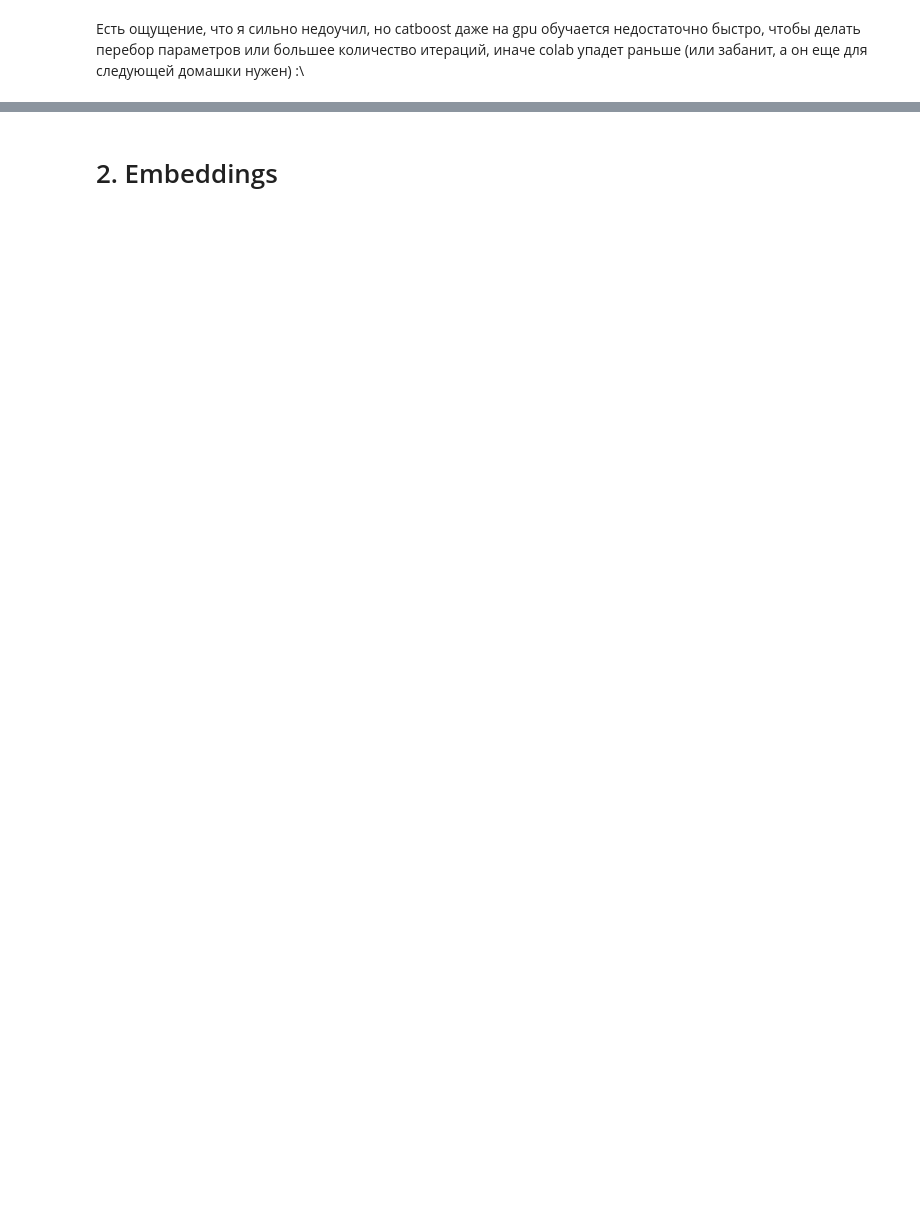
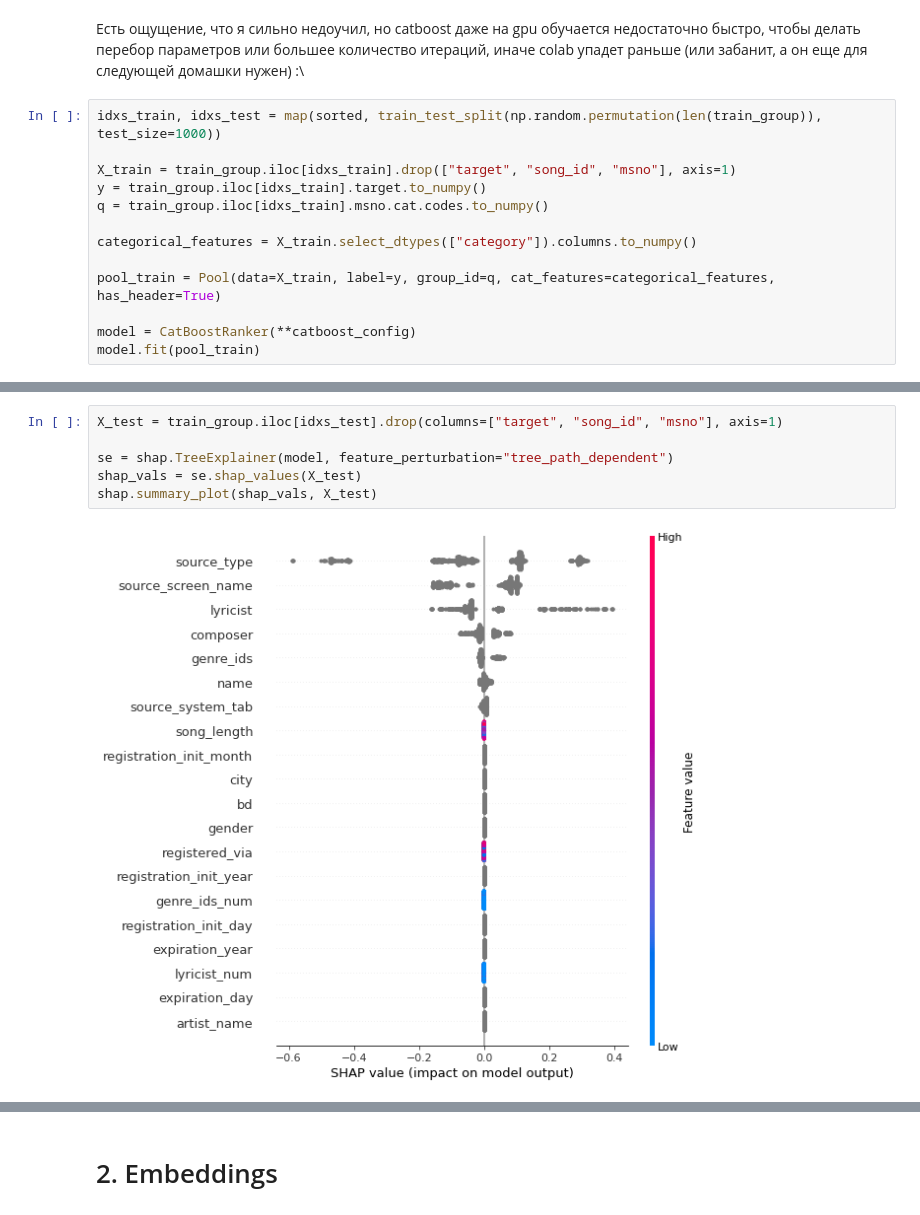
Before and after one commit to Howuhh/hse_recsys, a Jupyter notebook: hw2/HW_2_RECSYS_HSE.ipynb, the cells around one changed output, grey strips where cells are left out. Cells and saved outputs as stored; diff of their text form; blank space fills up the shorter version.

```diff
--- a/hw2/HW_2_RECSYS_HSE.ipynb
+++ b/hw2/HW_2_RECSYS_HSE.ipynb
@@ -211,2 +190,15 @@ ax2.set_xlabel("Iteration");
 # %% [markdown]
 Есть ощущение, что я сильно недоучил, но catboost даже на gpu обучается недостаточно быстро, чтобы делать перебор параметров или большее количество итераций, иначе colab упадет раньше (или забанит, а он еще для следующей домашки нужен) :\
+# %%
+idxs_train, idxs_test = map(sorted, train_test_split(np.random.permutation(len(train_group)), test_size=1000))
+
+X_train = train_group.iloc[idxs_train].drop(["target", "song_id", "msno"], axis=1)
+y = train_group.iloc[idxs_train].target.to_numpy()
+q = train_group.iloc[idxs_train].msno.cat.codes.to_numpy()
+
+categorical_features = X_train.select_dtypes(["category"]).columns.to_numpy()
+
+pool_train = Pool(data=X_train, label=y, group_id=q, cat_features=categorical_features, has_header=True)
+
+model = CatBoostRanker(**catboost_config)
+model.fit(pool_train)
@@ -212,0 +219,8 @@ ax2.set_xlabel("Iteration");
+# %%
+X_test = train_group.iloc[idxs_test].drop(columns=["target", "song_id", "msno"], axis=1)
+
+se = shap.TreeExplainer(model, feature_perturbation="tree_path_dependent")
+shap_vals = se.shap_values(X_test)
+shap.summary_plot(shap_vals, X_test)
+# %% [output]
+[figure, added]
```
Also changed, not shown: parts of 9 cells of this notebook, 1 other file.
